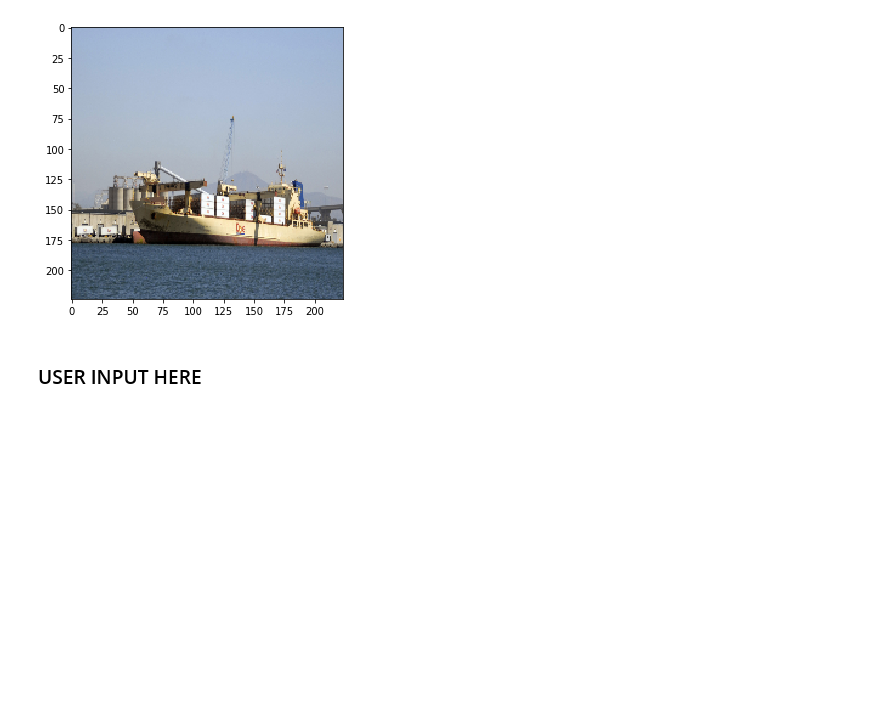
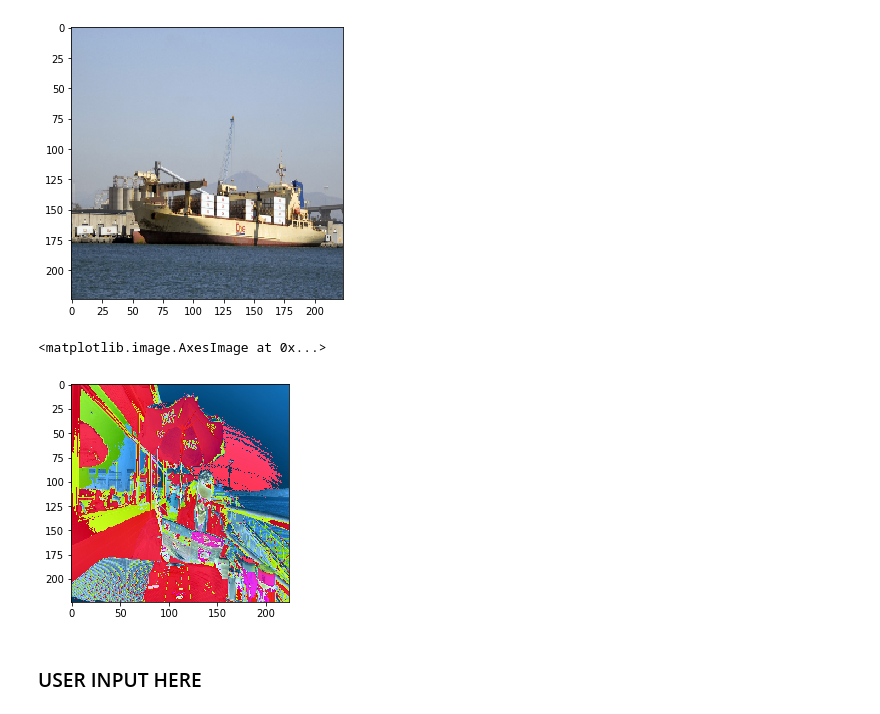
Before and after one commit to StanfordVL/ReferringRelationships, a Jupyter notebook: utils/visualization.ipynb, the cells around one changed output. Cells and saved outputs as stored; diff of their text form; code cells hidden in the pictures; blank space fills up the shorter version.

```diff
--- a/utils/visualization.ipynb
+++ b/utils/visualization.ipynb
@@ -46,6 +46,11 @@ plt.imshow(img)
 # %% [output]
 <matplotlib.image.AxesImage at 0x...>
 [figure]
+# %%
+plt.imshow(images[0]+124)
+# %% [output]
+<matplotlib.image.AxesImage at 0x...>
+[figure, added]
 # %% [markdown]
 ### USER INPUT HERE
 # %%
```
Also changed, not shown: 3 other files.
